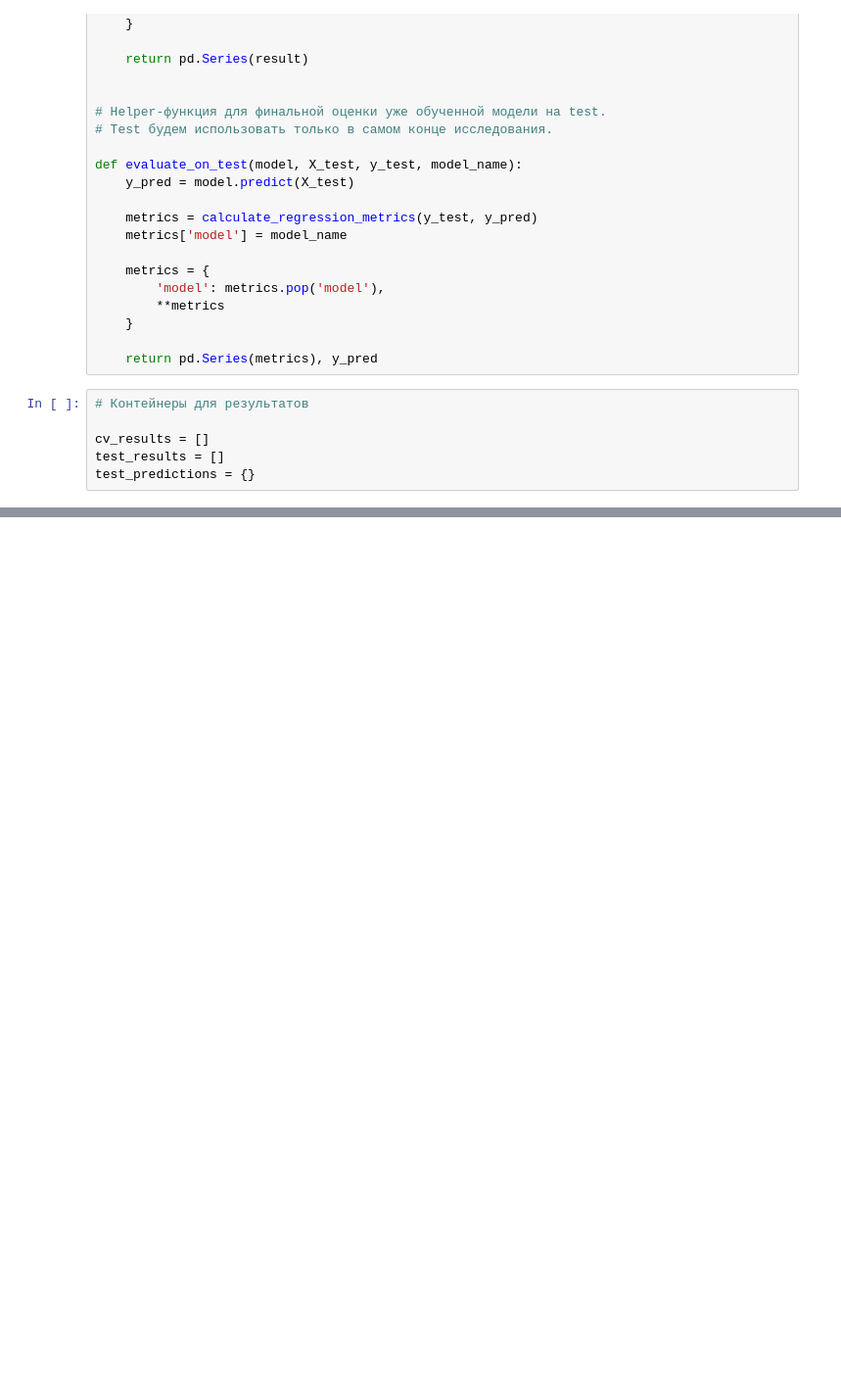
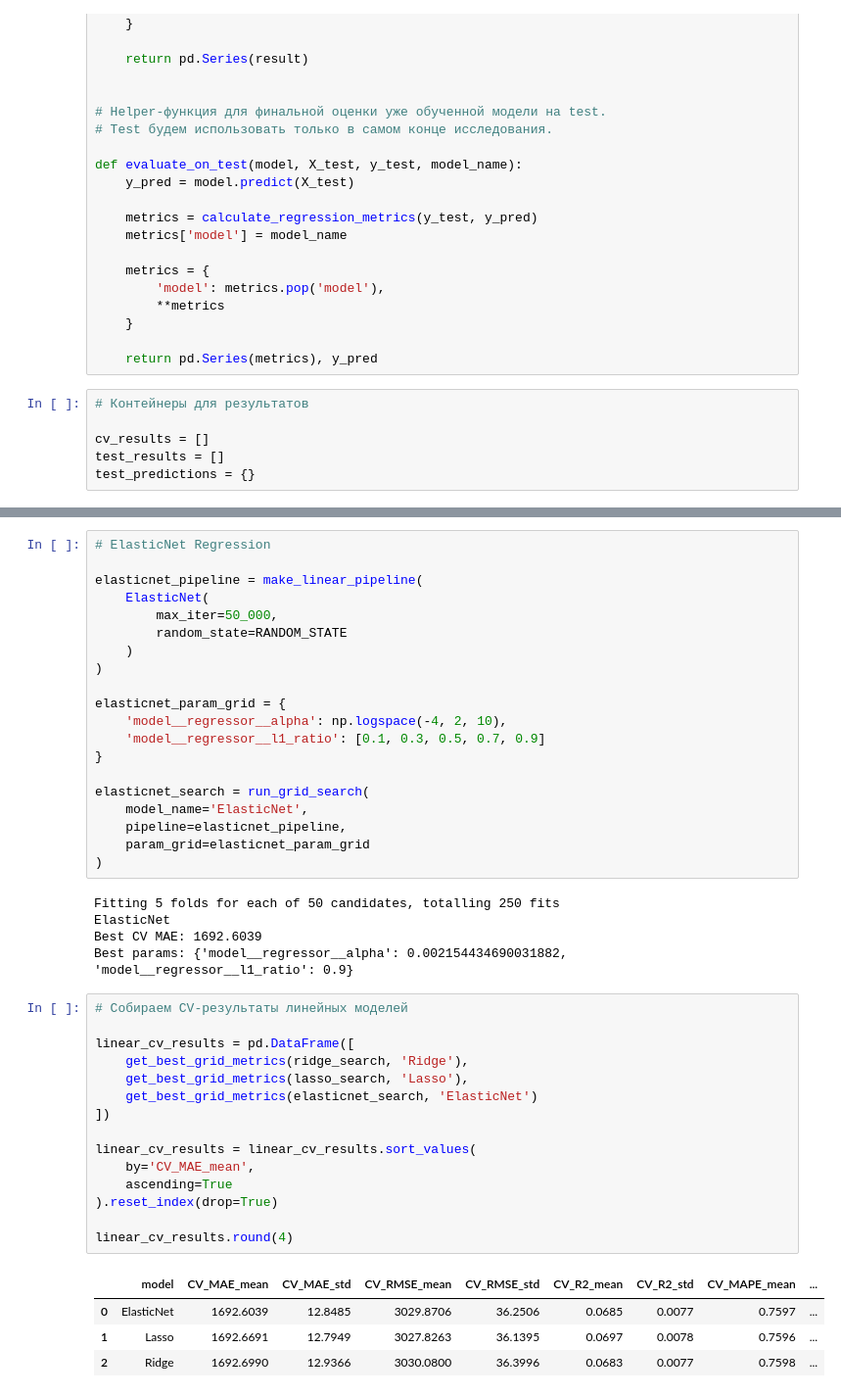
Before and after one commit to horacemtb/medcost-prediction-app, a Jupyter notebook: notebooks/additional-research.ipynb, the cells around one changed output, grey strips where cells are left out. Shown at 98% size. Drawn from its saved outputs; the diff is of its cells as text; blank space fills up the shorter version.

```diff
--- a/notebooks/additional-research.ipynb
+++ b/notebooks/additional-research.ipynb
@@ -1606,0 +1756,45 @@ test_predictions = {}
+# %%
+# ElasticNet Regression
+
+elasticnet_pipeline = make_linear_pipeline(
+    ElasticNet(
+        max_iter=50_000,
+        random_state=RANDOM_STATE
+    )
+)
+
+elasticnet_param_grid = {
+    'model__regressor__alpha': np.logspace(-4, 2, 10),
+    'model__regressor__l1_ratio': [0.1, 0.3, 0.5, 0.7, 0.9]
+}
+
+elasticnet_search = run_grid_search(
+    model_name='ElasticNet',
+    pipeline=elasticnet_pipeline,
+    param_grid=elasticnet_param_grid
+)
+# %% [output]
+Fitting 5 folds for each of 50 candidates, totalling 250 fits
+ElasticNet
+Best CV MAE: 1692.6039
+Best params: {'model__regressor__alpha': 0.002154434690031882, 'model__regressor__l1_ratio': 0.9}
+# %%
+# Собираем CV-результаты линейных моделей
+
+linear_cv_results = pd.DataFrame([
+    get_best_grid_metrics(ridge_search, 'Ridge'),
+    get_best_grid_metrics(lasso_search, 'Lasso'),
+    get_best_grid_metrics(elasticnet_search, 'ElasticNet')
+])
+
+linear_cv_results = linear_cv_results.sort_values(
+    by='CV_MAE_mean',
+    ascending=True
+).reset_index(drop=True)
+
+linear_cv_results.round(4)
+# %% [output]
+|  | model | CV_MAE_mean | CV_MAE_std | CV_RMSE_mean | CV_RMSE_std | CV_R2_mean | CV_R2_std | CV_MAPE_mean | ... |
+| 0 | ElasticNet | 1692.6039 | 12.8485 | 3029.8706 | 36.2506 | 0.0685 | 0.0077 | 0.7597 | ... |
+| 1 | Lasso | 1692.6691 | 12.7949 | 3027.8263 | 36.1395 | 0.0697 | 0.0078 | 0.7596 | ... |
+| 2 | Ridge | 1692.6990 | 12.9366 | 3030.0800 | 36.3996 | 0.0683 | 0.0077 | 0.7598 | ... |
```
Also changed, not shown: parts of 15 cells of this notebook.
